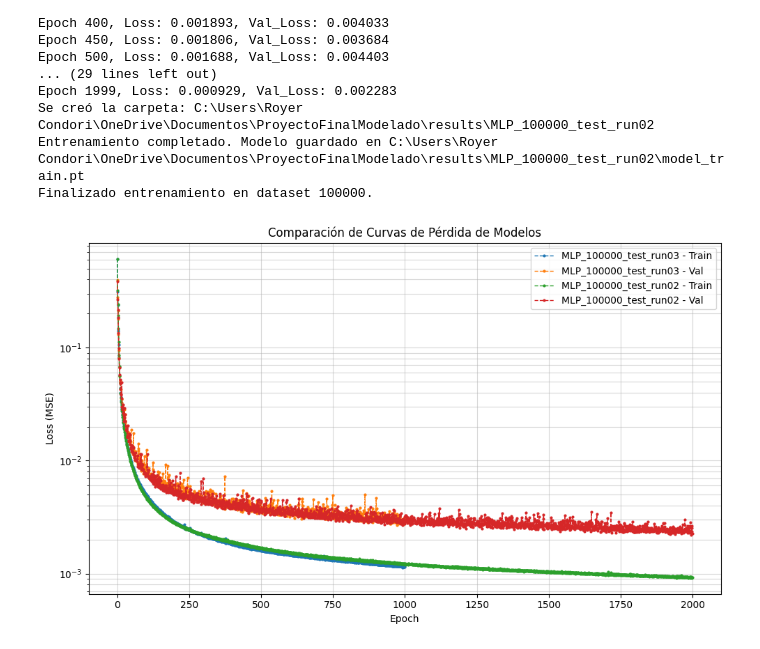
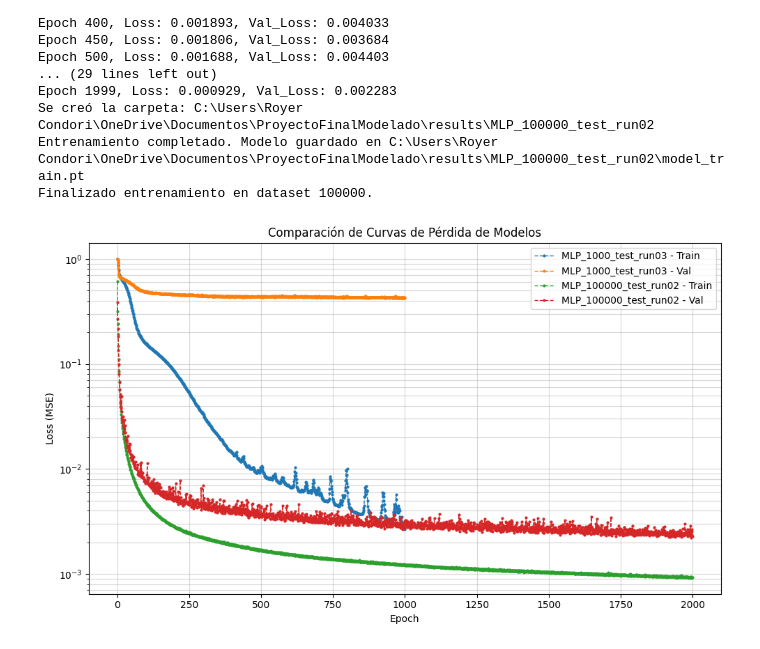
Before and after one commit to RoyGuz/ProyectoFinalModelado, a Jupyter notebook: notebooks/05_mod_train.ipynb, the cells around one changed output. Cells and saved outputs as stored; diff of their text form; code cells hidden in the pictures.

```diff
--- a/notebooks/05_mod_train.ipynb
+++ b/notebooks/05_mod_train.ipynb
@@ -66,17 +66,17 @@ Finalizado entrenamiento en dataset 100000.
 # %%
 from pathlib import Path
 BASE_DIR = Path().resolve()
 import sys
 sys.path.append(str(BASE_DIR.parent / 'scr'))
 
 from utils import compararLoss
 
-subfolder_name_1 = "MLP_100000_test_run03"
+subfolder_name_1 = "MLP_1000_test_run03"
 subfolder_name_2 = "MLP_100000_test_run02"
 
 compararLoss(subfolder_name_1,subfolder_name_2,0)
 # %% [output]
-[figure, old version]
+[figure, new version]
 # %%
 from pathlib import Path
 BASE_DIR = Path().resolve()
```
Also changed, not shown: parts of 2 cells of this notebook, 8 other files.
